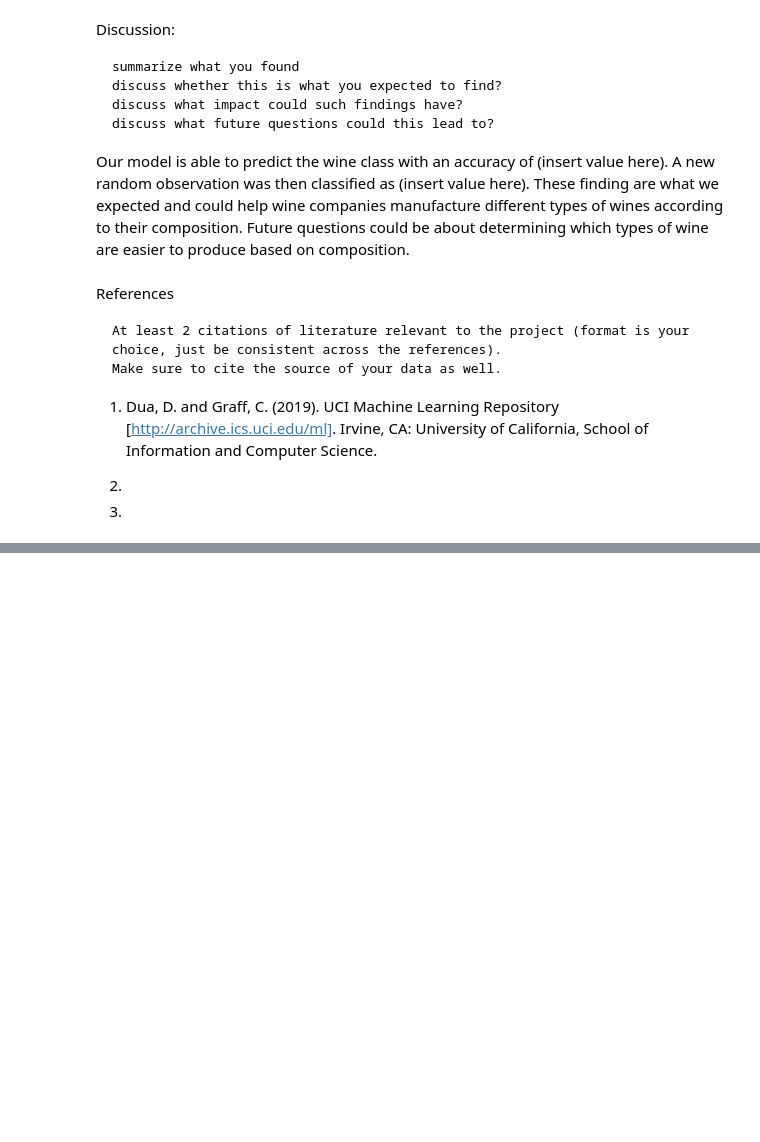
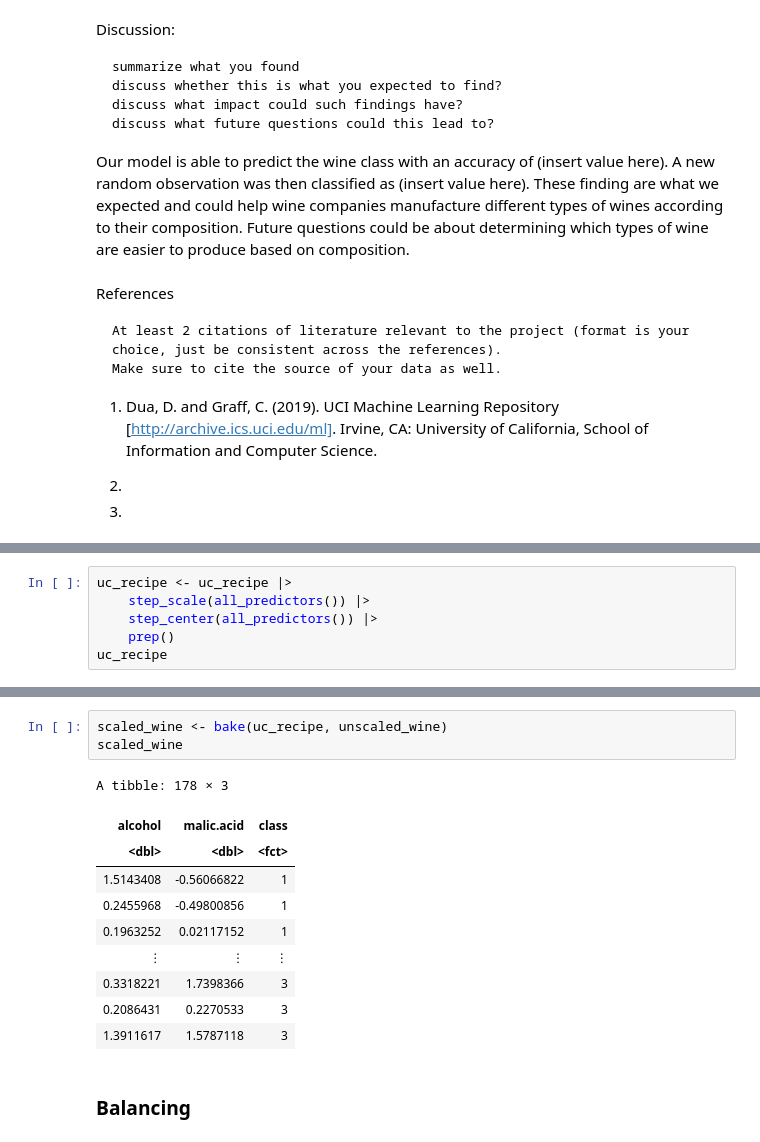
Before and after one commit to a-nguyen-1/DSCI100Project-Group117, a Jupyter notebook: group_project_report.ipynb, the cells around one changed output, grey strips where cells are left out. Cells and saved outputs as stored; diff of their text form; blank space fills up the shorter version.

```diff
--- a/group_project_report.ipynb
+++ b/group_project_report.ipynb
@@ -176,0 +347,6 @@ ERROR: Error in parse(text = x, srcfile = src): <text>:1:5: unexpected symbol
+# %%
+uc_recipe <- uc_recipe |>
+    step_scale(all_predictors()) |>
+    step_center(all_predictors()) |>
+    prep()
+uc_recipe
@@ -176,0 +372,16 @@ ERROR: Error in parse(text = x, srcfile = src): <text>:1:5: unexpected symbol
+# %%
+scaled_wine <- bake(uc_recipe, unscaled_wine)
+scaled_wine
+# %% [output]
+A tibble: 178 × 3
+| alcohol | malic.acid | class |
+| <dbl> | <dbl> | <fct> |
+| 1.5143408 | -0.56066822 | 1 |
+| 0.2455968 | -0.49800856 | 1 |
+| 0.1963252 | 0.02117152 | 1 |
+| ⋮ | ⋮ | ⋮ |
+| 0.3318221 | 1.7398366 | 3 |
+| 0.2086431 | 0.2270533 | 3 |
+| 1.3911617 | 1.5787118 | 3 |
+# %% [markdown]
+### Balancing
```
Also changed, not shown: parts of 38 cells of this notebook.
